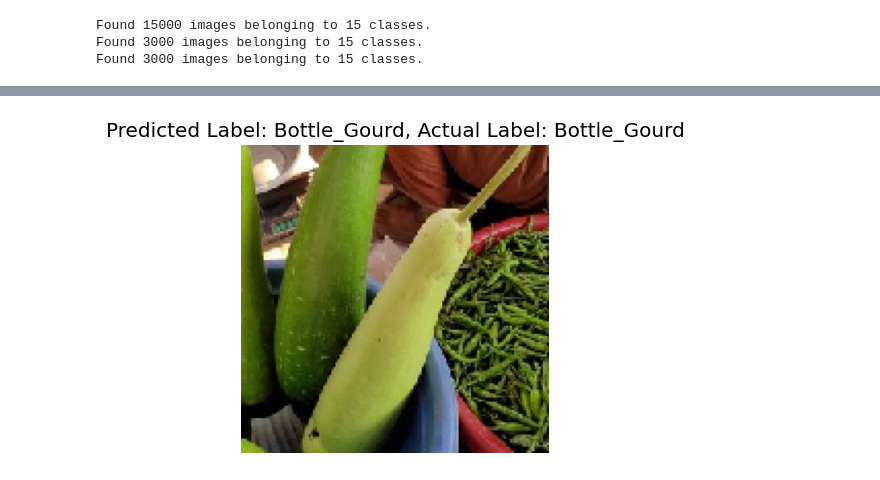
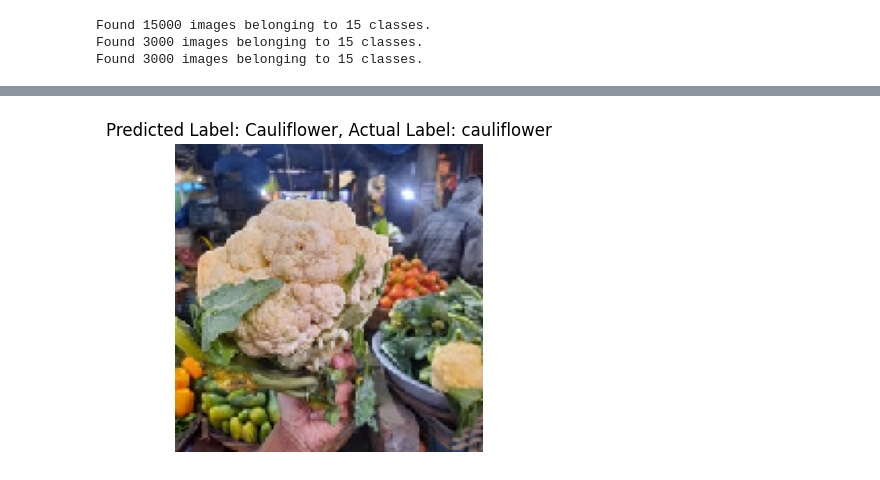
Before and after one commit to saymenth/DL_Projects, a Jupyter notebook: cnn_using_keras_fixed.ipynb, the cells around one changed output, grey strips where cells are left out. Drawn from its saved outputs; the diff is of its cells as text; code cells hidden in the pictures.

```diff
--- a/cnn_using_keras_fixed.ipynb
+++ b/cnn_using_keras_fixed.ipynb
@@ -89,9 +89,9 @@ Found 3000 images belonging to 15 classes.
 model = Sequential() # model object
 
 # Add Layers
-model.add(Conv2D(filters=8, kernel_size=3, strides=1, padding='same', activation='relu', input_shape=[150, 150, 3]))
+model.add(Conv2D(filters=64, kernel_size=3, strides=1, padding='same', activation='relu', input_shape=[150, 150, 3]))
 model.add(MaxPooling2D(2, ))
-model.add(Conv2D(filters=16, kernel_size=3, strides=1, padding='same', activation='relu'))
+model.add(Conv2D(filters=128, kernel_size=3, strides=1, padding='same', activation='relu'))
 model.add(MaxPooling2D(2))
 
 # Flatten the feature map
@@ -164,7 +162,8 @@ random_test_image_cat = random.choice(test_image_cat)
 test_image_file = os.listdir('data/vegetable-image-dataset/test/'+random_test_image_cat)
 random_number_image_cat = random.choice(test_image_file)
 
-test_image_path = 'data/vegetable-image-dataset/test/'+ random_test_image_cat +'/'+ random_number_image_cat
+# test_image_path = 'data/vegetable-image-dataset/test/'+ random_test_image_cat +'/'+ random_number_image_cat
+test_image_path = 'data/vegetable-image-dataset/test/cauliflower/1090.jpg'
 
 # Print the class encodings done by the generators
 class_map = dict([(v, k) for k, v in train_image_generator.class_indices.items()])
@@ -187,5 +186,6 @@ def generate_predictions(test_image_path, actual_label):
     plt.show()
 
 # call the function
-generate_predictions(test_image_path, actual_label=random_test_image_cat)
+# generate_predictions(test_image_path, actual_label=random_test_image_cat)
+generate_predictions(test_image_path, actual_label='cauliflower')
 # %% [output]
@@ -193 +193 @@ generate_predictions(test_image_path, actual_label=random_test_image_cat)
-[figure, old version]
+[figure, new version]
```
Also changed, not shown: parts of 5 cells of this notebook, 1 other file.
